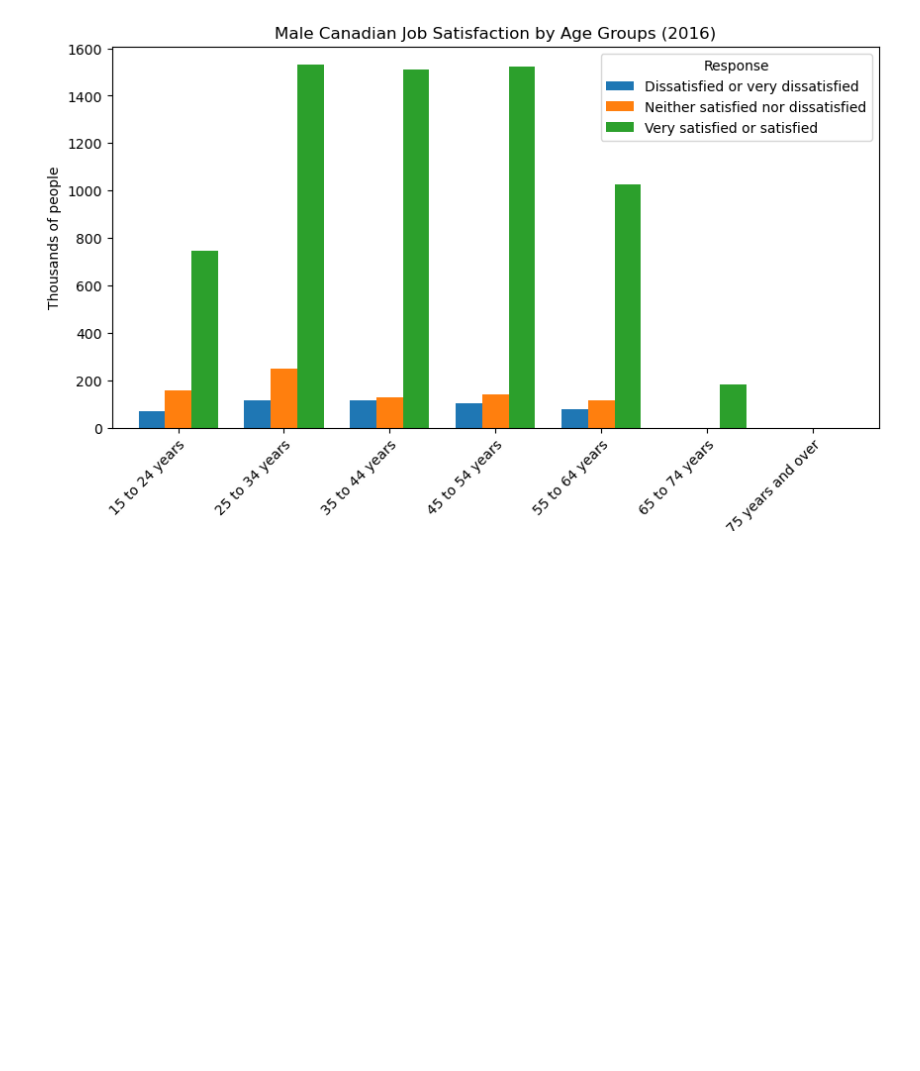
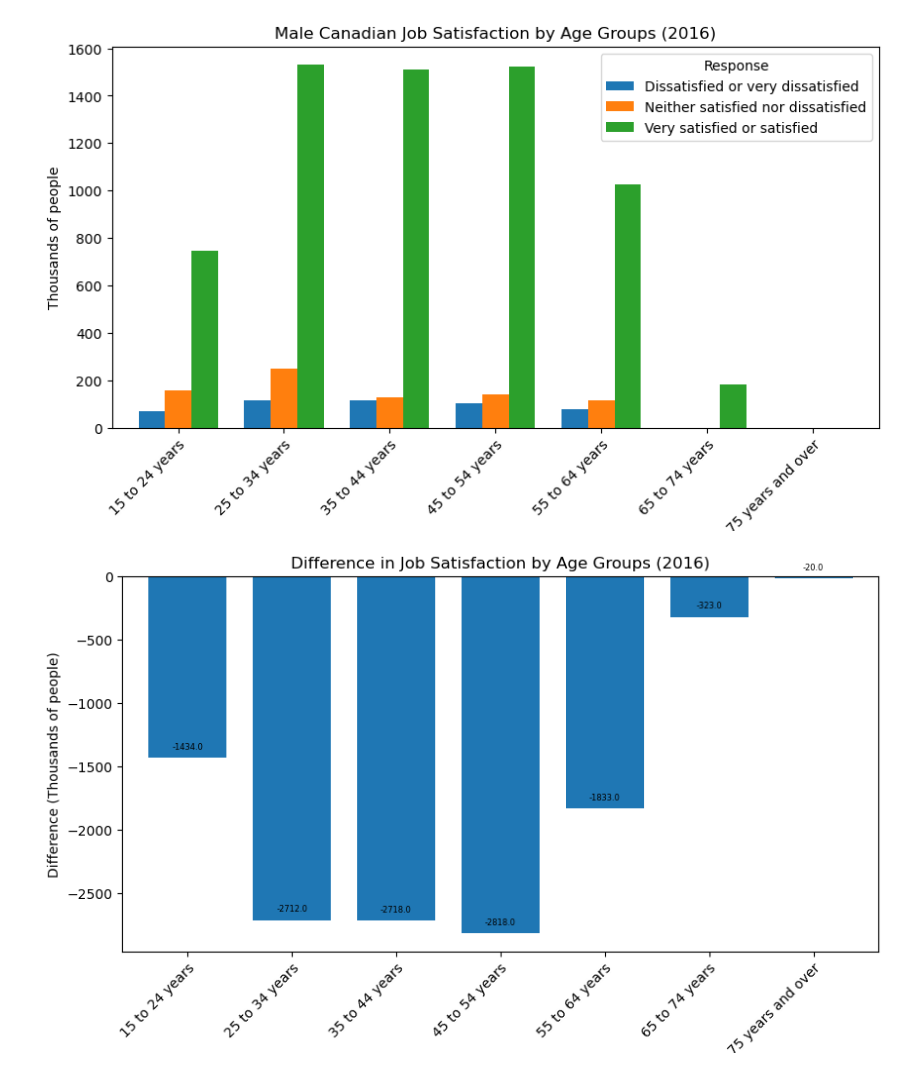
Before and after one commit to hhodek/UofWProject1, a Jupyter notebook: project.ipynb, the cells around one changed output. Saved outputs shown, nothing was run; the diff lists cells and outputs as text; code cells hidden in the pictures; blank space fills up the shorter version.

Commit message:
Difference Graphic

```diff
--- a/project.ipynb
+++ b/project.ipynb
@@ -4,7 +4,7 @@ import pandas as pd
 import scipy.stats as st
 import numpy as np
 # %%
-canada_path = "canada_data.csv"
+canada_path = "canada_project/data/canada_data.csv"
 canada_data = pd.read_csv(canada_path)
 #canada_data
 # %%
@@ -329,3 +329,29 @@ plt.xticks(rotation=45, wrap=True, ha="right")
 plt.show()
 # %% [output]
 [figure]
+# %%
+# Group the DataFrame by 'Age group' and 'Response' and calculate the sum of 'VALUE'
+grouped = new.groupby(['Age group', 'Response'])['VALUE'].sum().unstack()
+
+# Calculate the difference between 'Dissatisfied or very dissatisfied' and 'Very satisfied or satisfied'
+grouped['Difference'] = grouped['Dissatisfied or very dissatisfied'] - grouped['Very satisfied or satisfied']
+
+# Create the bar chart
+Age_ple_plot1 = grouped['Difference'].plot(kind='bar', figsize=(10, 5),
+                                          title='Difference in Job Satisfaction by Age Groups (2016)',
+                                          xlabel='Age Groups',
+                                          ylabel='Difference (Thousands of people)',
+                                          width=0.75)
+
+# Add number labels to the top of each bar
+for container in Age_ple_plot1.containers:
+    for bar in container:
+        height = bar.get_height()
+        Age_ple_plot1.annotate(f'{height:.1f}', (bar.get_x() + bar.get_width() / 2, height),
+                               ha='center', va='bottom', xytext=(0, 5), textcoords='offset points',
+                               fontsize=6)  # Adjust the fontsize as desired
+
+plt.xticks(rotation=45, wrap=True, ha='right')
+plt.show()
+# %% [output]
+[figure, added]
```
